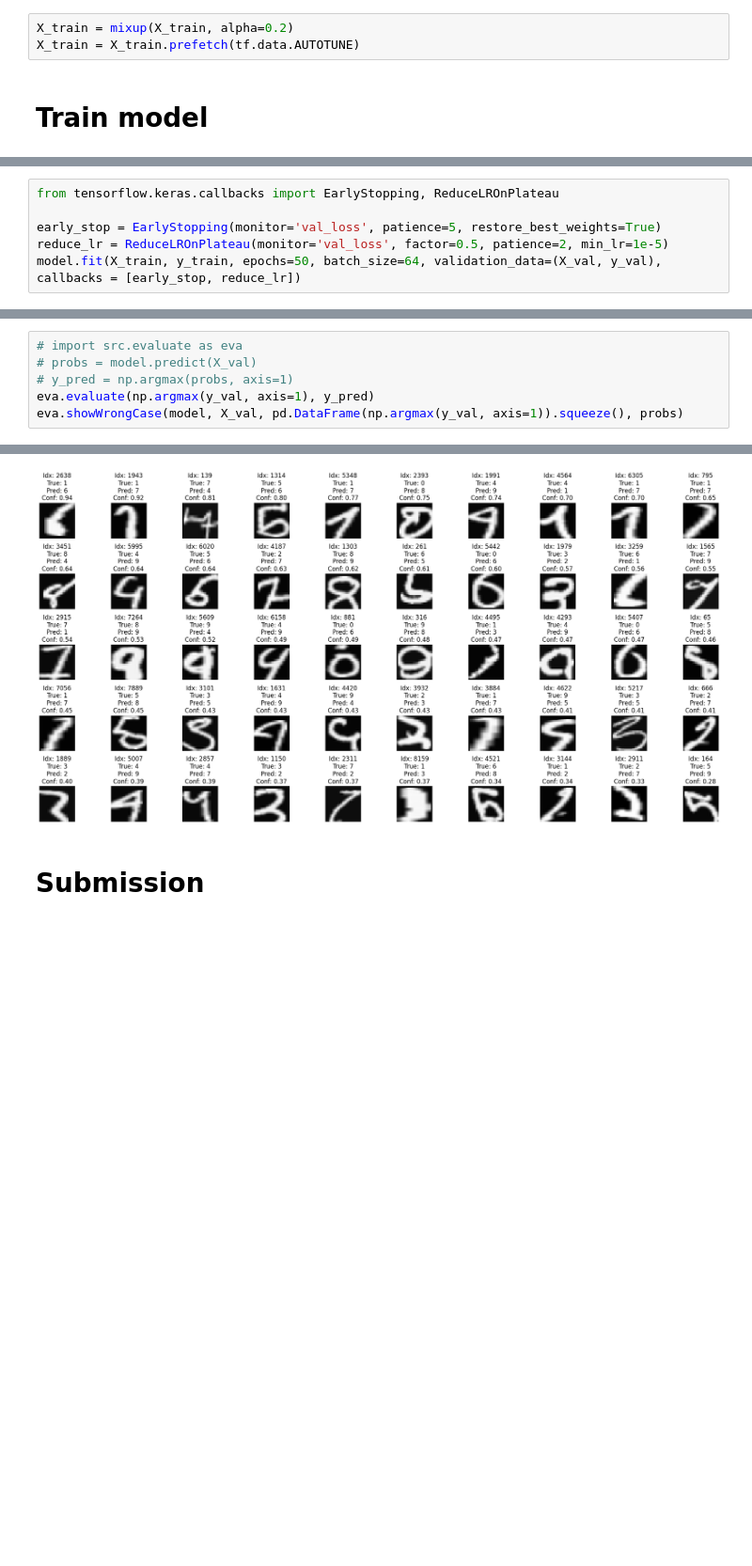
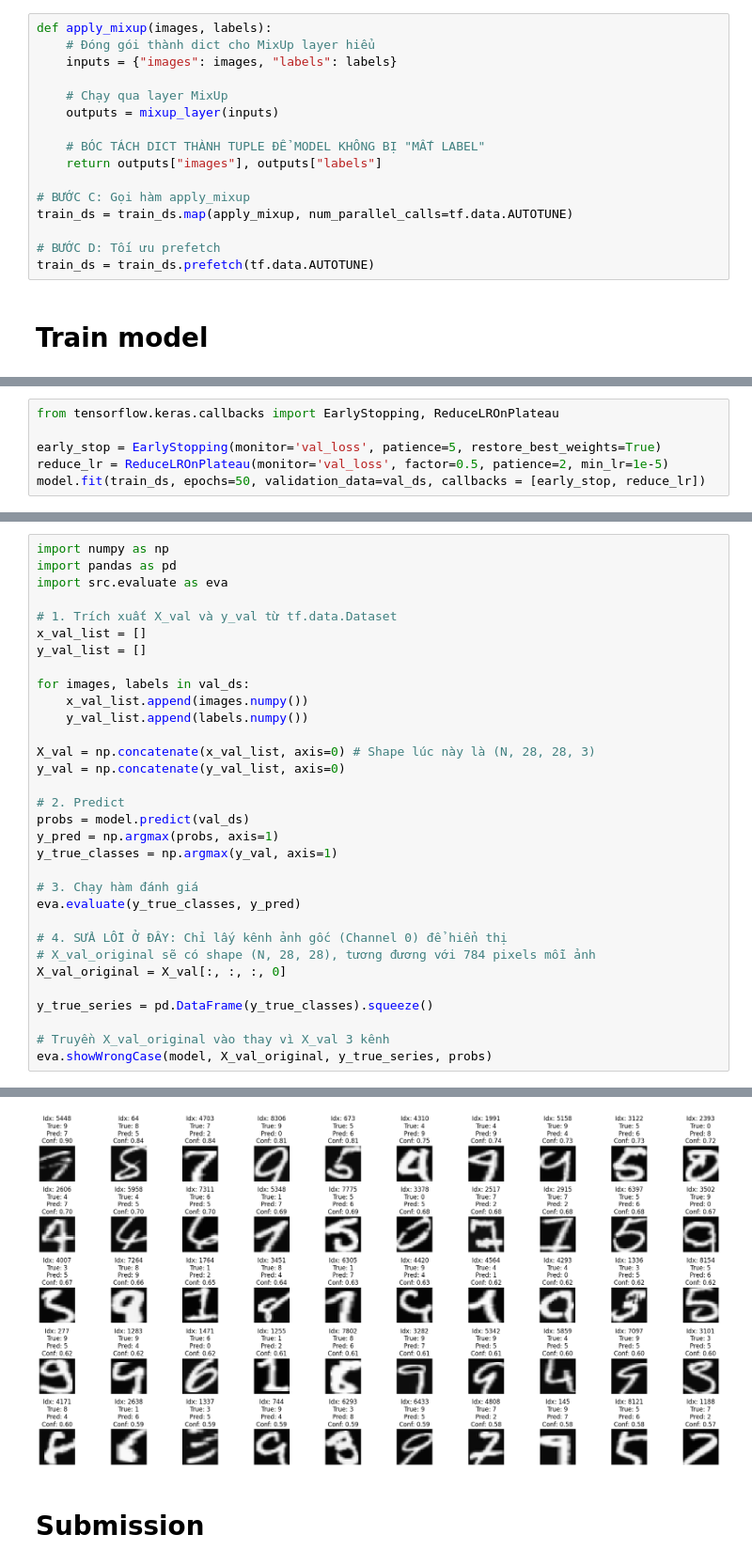
Before and after one commit to Sirius-Siru/digit_recognizer, a Jupyter notebook: notebooks/03_CNN.ipynb, the cells around one changed output, grey strips where cells are left out. Shown at 94% size. Drawn from its saved outputs; the diff is of its cells as text; blank space fills up the shorter version.

```diff
--- a/notebooks/03_CNN.ipynb
+++ b/notebooks/03_CNN.ipynb
@@ -212,5 +205,18 @@ def mixup(dataset, alpha=0.2):
 # %%
-X_train = mixup(X_train, alpha=0.2)
-X_train = X_train.prefetch(tf.data.AUTOTUNE)
+def apply_mixup(images, labels):
+    # Đóng gói thành dict cho MixUp layer hiểu
+    inputs = {"images": images, "labels": labels}
+
+    # Chạy qua layer MixUp
+    outputs = mixup_layer(inputs)
+
+    # BÓC TÁCH DICT THÀNH TUPLE ĐỂ MODEL KHÔNG BỊ "MẤT LABEL"
+    return outputs["images"], outputs["labels"]
+
+# BƯỚC C: Gọi hàm apply_mixup
+train_ds = train_ds.map(apply_mixup, num_parallel_calls=tf.data.AUTOTUNE)
+
+# BƯỚC D: Tối ưu prefetch
+train_ds = train_ds.prefetch(tf.data.AUTOTUNE)
 # %% [markdown]
 # Train model
@@ -223,6 +225,6 @@ from tensorflow.keras.callbacks import EarlyStopping, ReduceLROnPlateau
 
 early_stop = EarlyStopping(monitor='val_loss', patience=5, restore_best_weights=True)
 reduce_lr = ReduceLROnPlateau(monitor='val_loss', factor=0.5, patience=2, min_lr=1e-5)
-model.fit(X_train, y_train, epochs=50, batch_size=64, validation_data=(X_val, y_val), callbacks = [early_stop, reduce_lr])
+model.fit(train_ds, epochs=50, validation_data=val_ds, callbacks = [early_stop, reduce_lr])
 # %% [output]
 Epoch 1/50
@@ -245,8 +247,34 @@ Epoch 42/50
 <keras.src.callbacks.history.History at 0x...>
 # %%
-# import src.evaluate as eva
-# probs = model.predict(X_val)
-# y_pred = np.argmax(probs, axis=1)
-eva.evaluate(np.argmax(y_val, axis=1), y_pred)
-eva.showWrongCase(model, X_val, pd.DataFrame(np.argmax(y_val, axis=1)).squeeze(), probs)
+import numpy as np
+import pandas as pd
+import src.evaluate as eva
+
+# 1. Trích xuất X_val và y_val từ tf.data.Dataset
+x_val_list = []
+y_val_list = []
+
+for images, labels in val_ds:
+    x_val_list.append(images.numpy())
+    y_val_list.append(labels.numpy())
+
+X_val = np.concatenate(x_val_list, axis=0) # Shape lúc này là (N, 28, 28, 3)
+y_val = np.concatenate(y_val_list, axis=0)
+
+# 2. Predict
+probs = model.predict(val_ds)
+y_pred = np.argmax(probs, axis=1)
+y_true_classes = np.argmax(y_val, axis=1)
+
+# 3. Chạy hàm đánh giá
+eva.evaluate(y_true_classes, y_pred)
+
+# 4. SỬA LỖI Ở ĐÂY: Chỉ lấy kênh ảnh gốc (Channel 0) để hiển thị
+# X_val_original sẽ có shape (N, 28, 28), tương đương với 784 pixels mỗi ảnh
+X_val_original = X_val[:, :, :, 0]
+
+y_true_series = pd.DataFrame(y_true_classes).squeeze()
+
+# Truyền X_val_original vào thay vì X_val 3 kênh
+eva.showWrongCase(model, X_val_original, y_true_series, probs)
 # %% [output]
@@ -255,4 +284,4 @@ Accuracy = 99.39
-[figure, old version]
+[figure, new version]
 # %% [markdown]
 # Submission
 # %%
```
Also changed, not shown: parts of 11 cells of this notebook.
